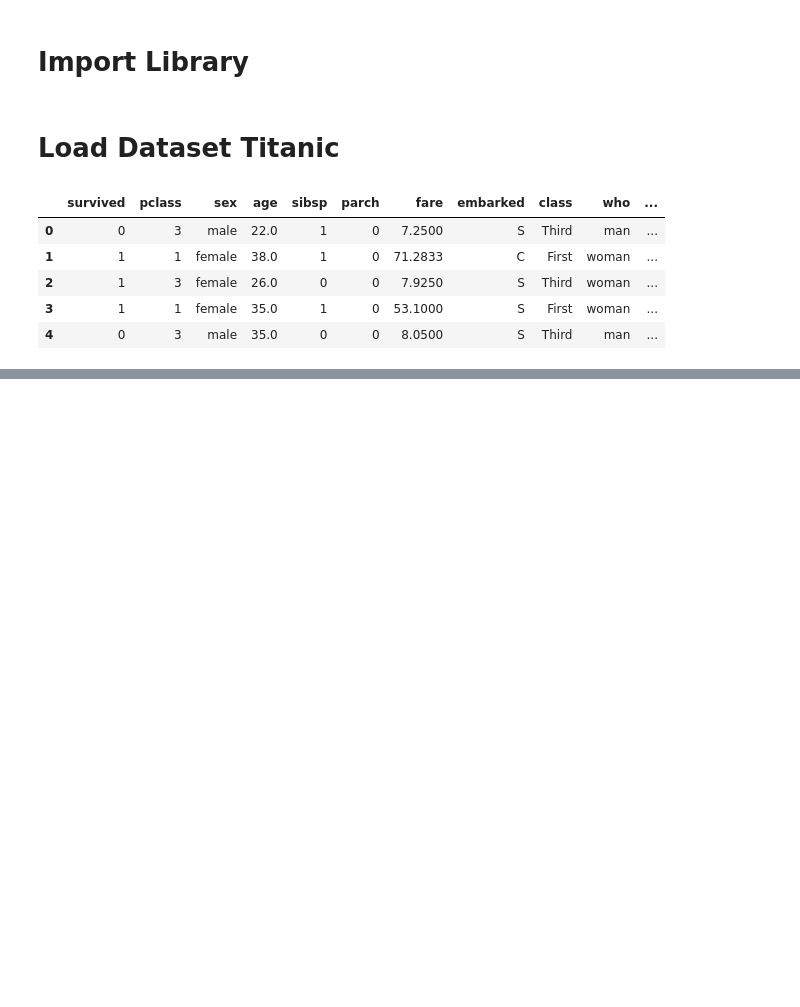
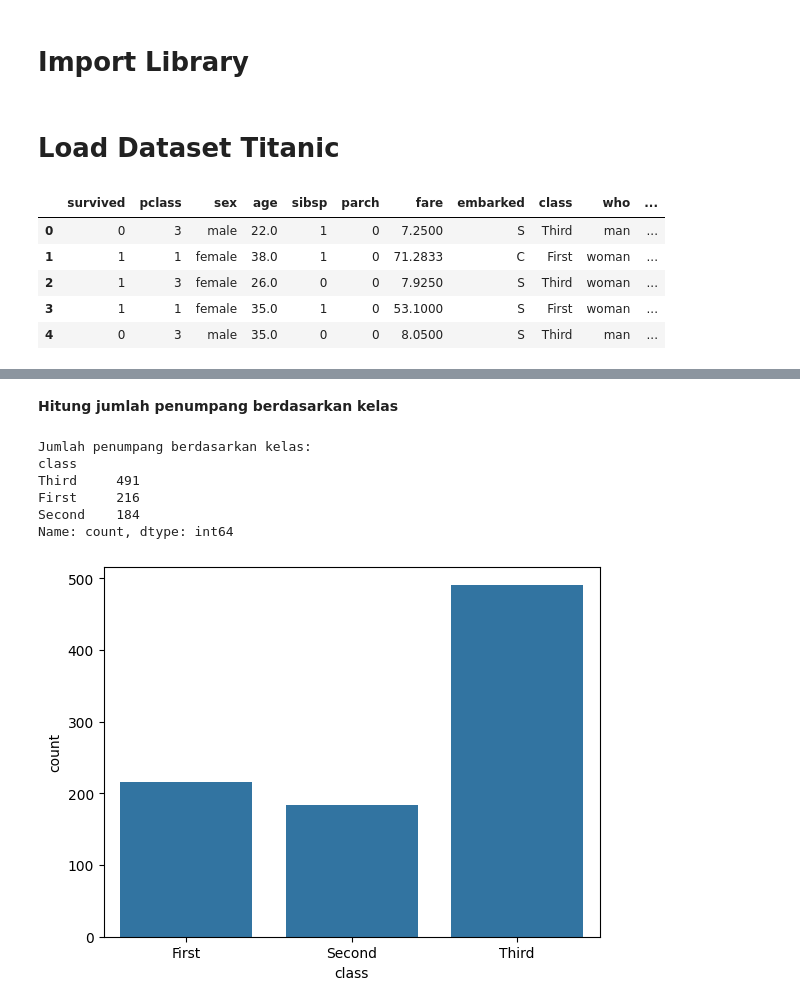
Before and after one commit to muhammadhafiz27/BigData-Muhammad-Hafiz-2311532007, a Jupyter notebook: Pertemuan 1/praktikum_bigdata_pertemuan1.ipynb, the cells around one changed output, grey strips where cells are left out. Saved outputs shown, nothing was run; the diff lists cells and outputs as text; code cells hidden in the pictures; blank space fills up the shorter version.

```diff
--- a/Pertemuan 1/praktikum_bigdata_pertemuan1.ipynb
+++ b/Pertemuan 1/praktikum_bigdata_pertemuan1.ipynb
@@ -20,0 +102,17 @@ df.head()
+# %% [markdown]
+**Hitung jumlah penumpang berdasarkan kelas**
+# %%
+class_counts = df['class'].value_counts()
+print("Jumlah penumpang berdasarkan kelas:")
+print(class_counts)
+
+sns.countplot(x='class', data=df)
+plt.show()
+# %% [output]
+Jumlah penumpang berdasarkan kelas:
+class
+Third     491
+First     216
+Second    184
+Name: count, dtype: int64
+[figure, added]
```
Also changed, not shown: parts of 25 cells of this notebook.
